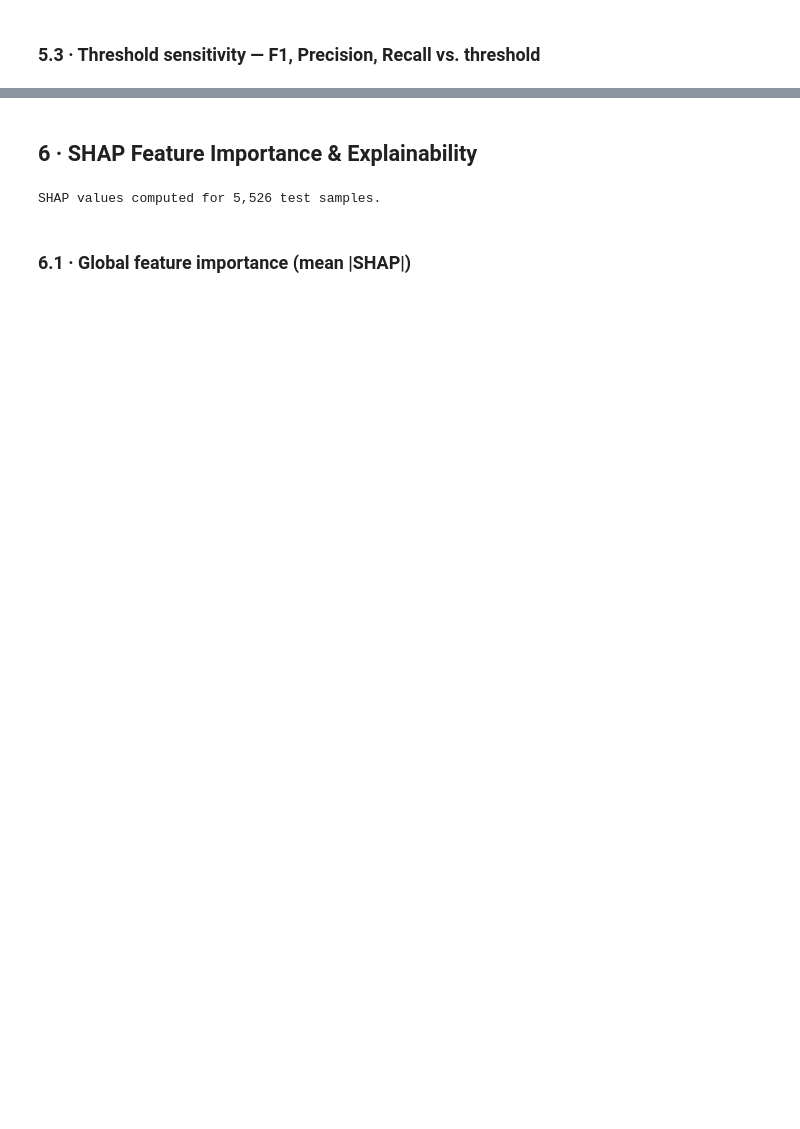
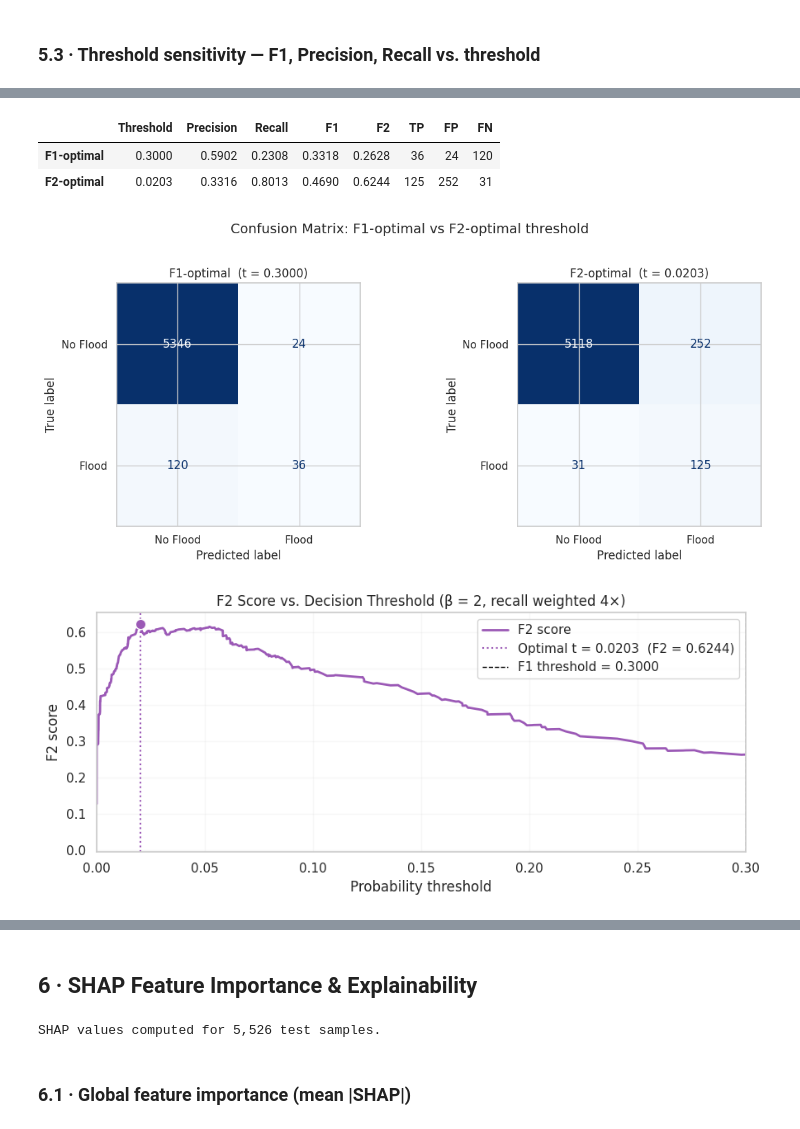
Before and after one commit to AliAgabalayev/Baku-Sentinel-Advanced-Flash-Flood-Forecasting-System, a Jupyter notebook: notebooks/day_04_baku_sentinel.ipynb, the cells around one changed output, grey strips where cells are left out. Drawn from its saved outputs; the diff is of its cells as text; code cells hidden in the pictures; blank space fills up the shorter version.

```diff
--- a/notebooks/day_04_baku_sentinel.ipynb
+++ b/notebooks/day_04_baku_sentinel.ipynb
@@ -655,0 +676,74 @@ plt.show()
+# %%
+# ── F2 threshold optimisation ─────────────────────────────────────────────
+# precision_arr / recall_arr / thresholds_arr / f1_arr / f2_arr / best_f2_threshold
+# are all set by the updated 5.3 cell above.
+
+def _metrics_at(thr):
+    _i = np.argmin(np.abs(thresholds_arr - thr))
+    p, r = float(precision_arr[_i]), float(recall_arr[_i])
+    return dict(
+        Threshold = round(thr, 6),
+        Precision = round(p, 4),
+        Recall    = round(r, 4),
+        F1        = round(2*p*r / (p + r + 1e-9), 4),
+        F2        = round(5*p*r / (4*p + r + 1e-9), 4),
+        TP = int(((y_prob >= thr) & (y_test == 1)).sum()),
+        FP = int(((y_prob >= thr) & (y_test == 0)).sum()),
+        FN = int(((y_prob <  thr) & (y_test == 1)).sum()),
+    )
+
+cmp_df = pd.DataFrame([
+    _metrics_at(threshold),
+    _metrics_at(best_f2_threshold),
+], index=['F1-optimal', 'F2-optimal'])
+
+print("── F2 Threshold Optimisation Summary ────────────────────────────────────")
+print(f"  F2-optimal threshold : {best_f2_threshold:.6f}")
+print(f"  Peak F2 score        : {f2_arr[best_f2_idx]:.4f}")
+print()
+display(cmp_df)
+
+# ── Side-by-side confusion matrices ───────────────────────────────────────
+fig, axes = plt.subplots(1, 2, figsize=(12, 5))
+
+for ax, (label, thr) in zip(axes, [
+    (f'F1-optimal  (t = {threshold:.4f})',         threshold),
+    (f'F2-optimal  (t = {best_f2_threshold:.4f})', best_f2_threshold),
+]):
+    ConfusionMatrixDisplay.from_predictions(
+        y_test, (y_prob >= thr).astype(int),
+        ax=ax, colorbar=False, cmap='Blues',
+        display_labels=['No Flood', 'Flood']
+    )
+    ax.set_title(label, fontsize=12)
+
+plt.suptitle('Confusion Matrix: F1-optimal vs F2-optimal threshold', fontsize=14, y=1.02)
+plt.tight_layout()
+plt.show()
+
+# ── F2 curve with optimal point highlighted ────────────────────────────────
+fig, ax = plt.subplots(figsize=(9, 4))
+ax.plot(thresholds_arr, f2_arr[:-1], color='#9B59B6', lw=2, label='F2 score')
+ax.axvline(best_f2_threshold, color='#9B59B6', linestyle=':', lw=1.5,
+           label=f'Optimal t = {best_f2_threshold:.4f}  (F2 = {f2_arr[best_f2_idx]:.4f})')
+ax.scatter([best_f2_threshold], [f2_arr[best_f2_idx]],
+           color='#9B59B6', edgecolors='white', s=80, zorder=5)
+ax.axvline(threshold, color='black', linestyle='--', lw=1,
+           label=f'F1 threshold = {threshold:.4f}')
+ax.set_xlabel('Probability threshold')
+ax.set_ylabel('F2 score')
+ax.set_title('F2 Score vs. Decision Threshold (β = 2, recall weighted 4×)', fontsize=12)
+ax.legend(frameon=True)
+ax.set_xlim(0, max(best_f2_threshold * 5, 0.3))
+ax.grid(True, alpha=0.15)
+plt.tight_layout()
+plt.show()
+
+print(f"\nSetting the alert threshold to {best_f2_threshold:.4f} instead of {threshold:.4f}:")
+recall_gain = cmp_df.loc['F2-optimal', 'Recall'] - cmp_df.loc['F1-optimal', 'Recall']
+prec_loss   = cmp_df.loc['F1-optimal', 'Precision'] - cmp_df.loc['F2-optimal', 'Precision']
+fn_saved    = cmp_df.loc['F1-optimal', 'FN'] - cmp_df.loc['F2-optimal', 'FN']
+fp_added    = cmp_df.loc['F2-optimal', 'FP'] - cmp_df.loc['F1-optimal', 'FP']
+print(f"  Recall gain    : +{recall_gain:.4f}  ({fn_saved} fewer missed floods)")
+print(f"  Precision loss : -{prec_loss:.4f}  ({fp_added} additional false alarms)")
+# %% [output]
@@ -655,0 +753,5 @@ plt.show()
+|  | Threshold | Precision | Recall | F1 | F2 | TP | FP | FN |
+| F1-optimal | 0.3000 | 0.5902 | 0.2308 | 0.3318 | 0.2628 | 36 | 24 | 120 |
+| F2-optimal | 0.0203 | 0.3316 | 0.8013 | 0.4690 | 0.6244 | 125 | 252 | 31 |
+[figure, added]
+[figure, added]
```
Also changed, not shown: parts of 26 cells of this notebook, 2 other files.
